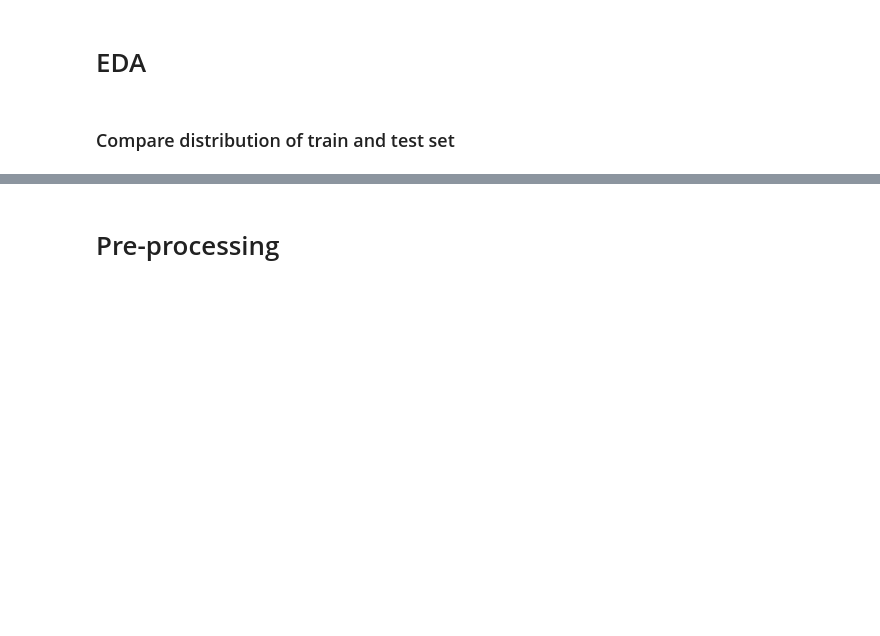
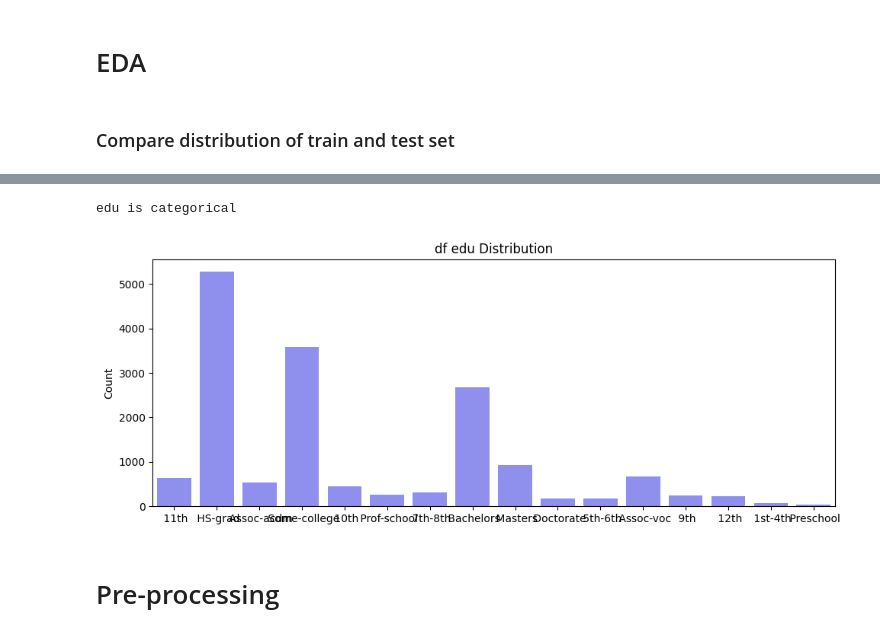
Before and after one commit to KieuSonTung/VPBank, a Jupyter notebook: notebook/test.ipynb, the cells around one changed output, grey strips where cells are left out. Cells and saved outputs as stored; diff of their text form; code cells hidden in the pictures; blank space fills up the shorter version.

Commit message:
test: new modules

```diff
--- a/notebook/test.ipynb
+++ b/notebook/test.ipynb
@@ -174,3 +97,8 @@ def compare_dataframes(df1, df2):
+# %%
+plot_distribution(test, 'edu')
+# %% [output]
+edu is categorical
+[figure, added]
 # %% [markdown]
 # Pre-processing
 # %% [markdown]
```
Also changed, not shown: parts of 35 cells of this notebook.
